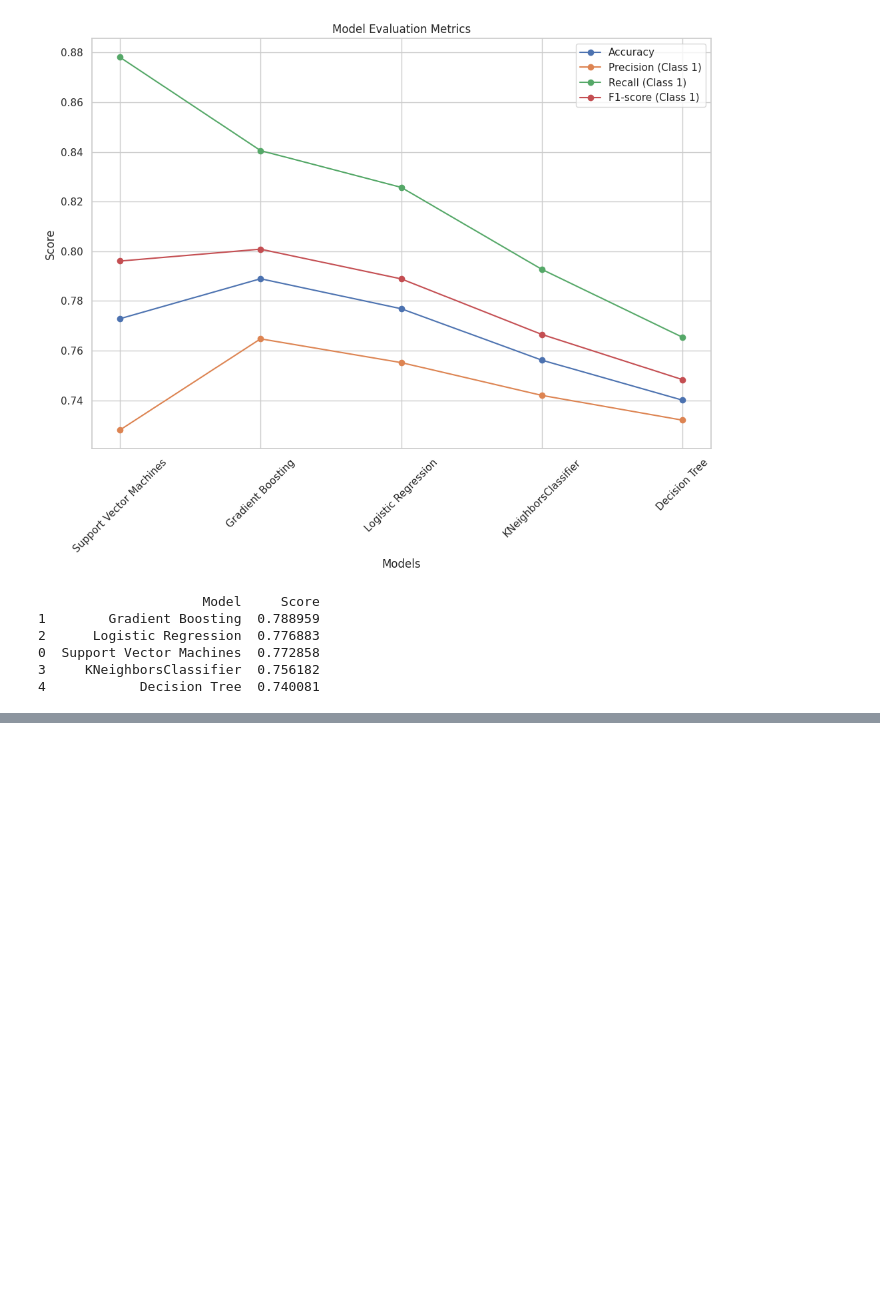
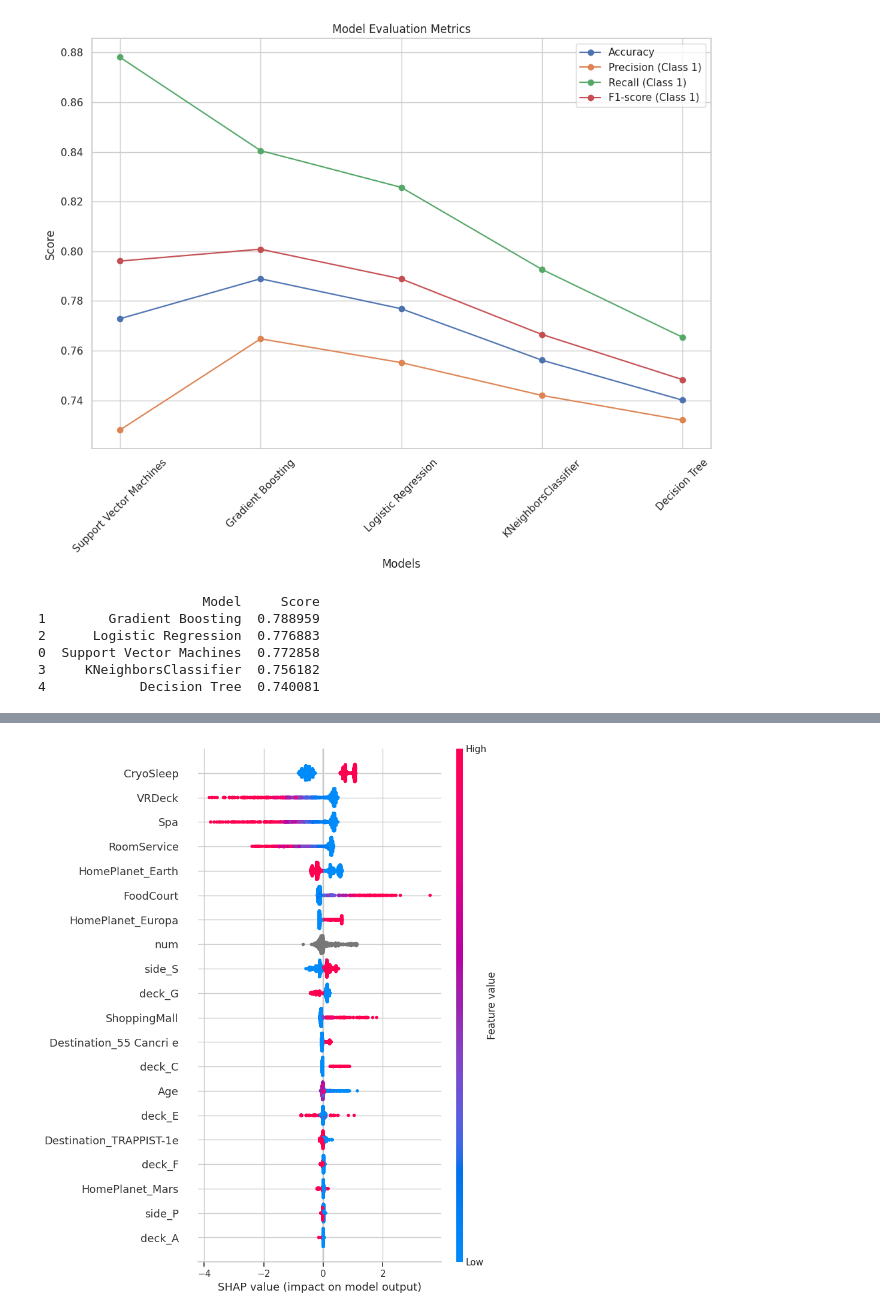
Before and after one commit to kaggle-Challenge-Team-9/Kaggle_challenge, a Jupyter notebook: Kaggle_challenge.ipynb, the cells around one changed output, grey strips where cells are left out. Drawn from its saved outputs; the diff is of its cells as text; code cells hidden in the pictures; blank space fills up the shorter version.

```diff
--- a/Kaggle_challenge.ipynb
+++ b/Kaggle_challenge.ipynb
@@ -739,0 +790,15 @@ print(models)
+# %%
+X_train['num'] = pd.to_numeric(X_train['num'], errors='coerce')
+# %%
+import shap
+
+# Initialize SHAP explainer with the trained Gradient Boosting model
+explainer = shap.Explainer(gbm_model, X_train)
+
+# Compute SHAP values for a sample of the validation data
+shap_values = explainer.shap_values(X_val)
+
+# Plot SHAP summary plot to visualize feature importances
+shap.summary_plot(shap_values, X_val)
+# %% [output]
+[figure, added]
```
Also changed, not shown: parts of 4 cells of this notebook.
